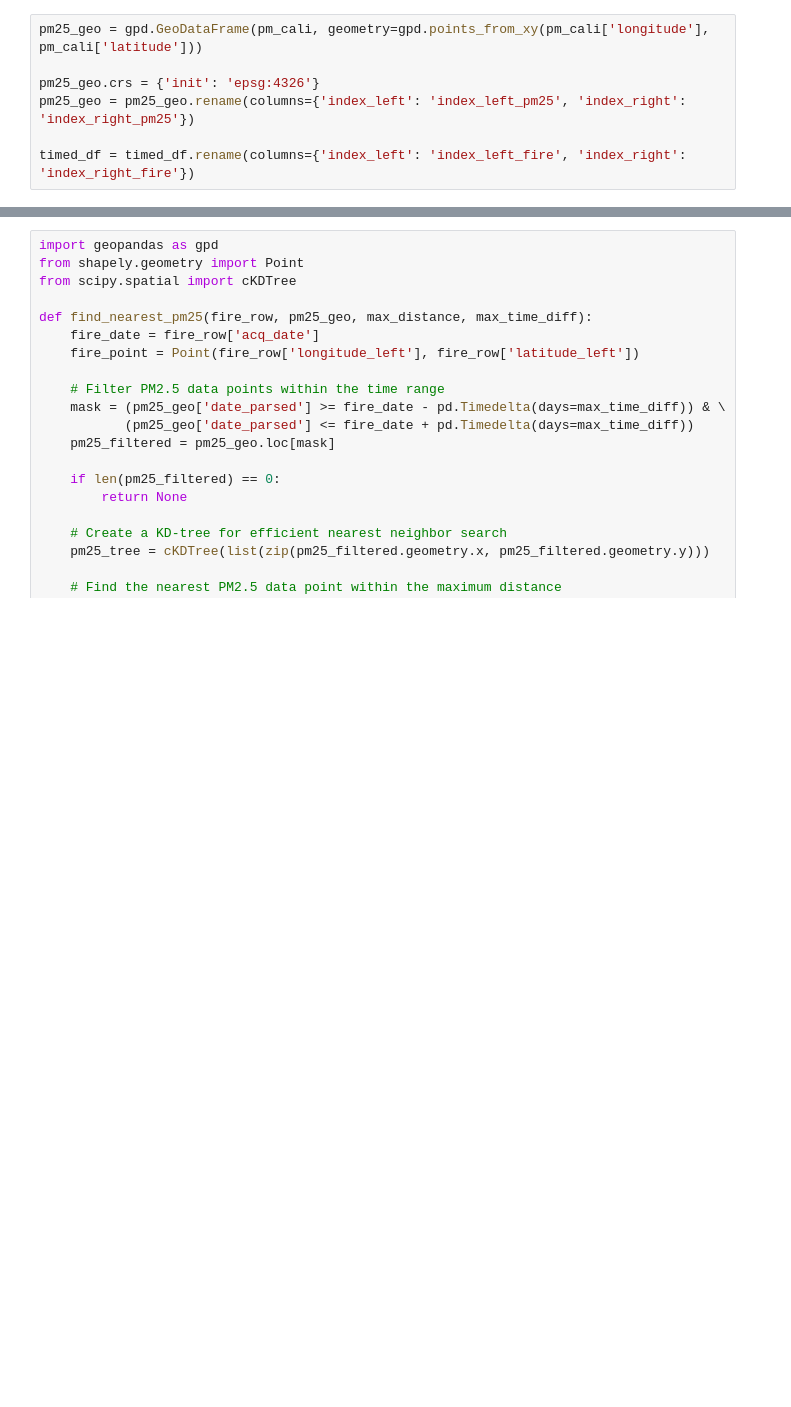
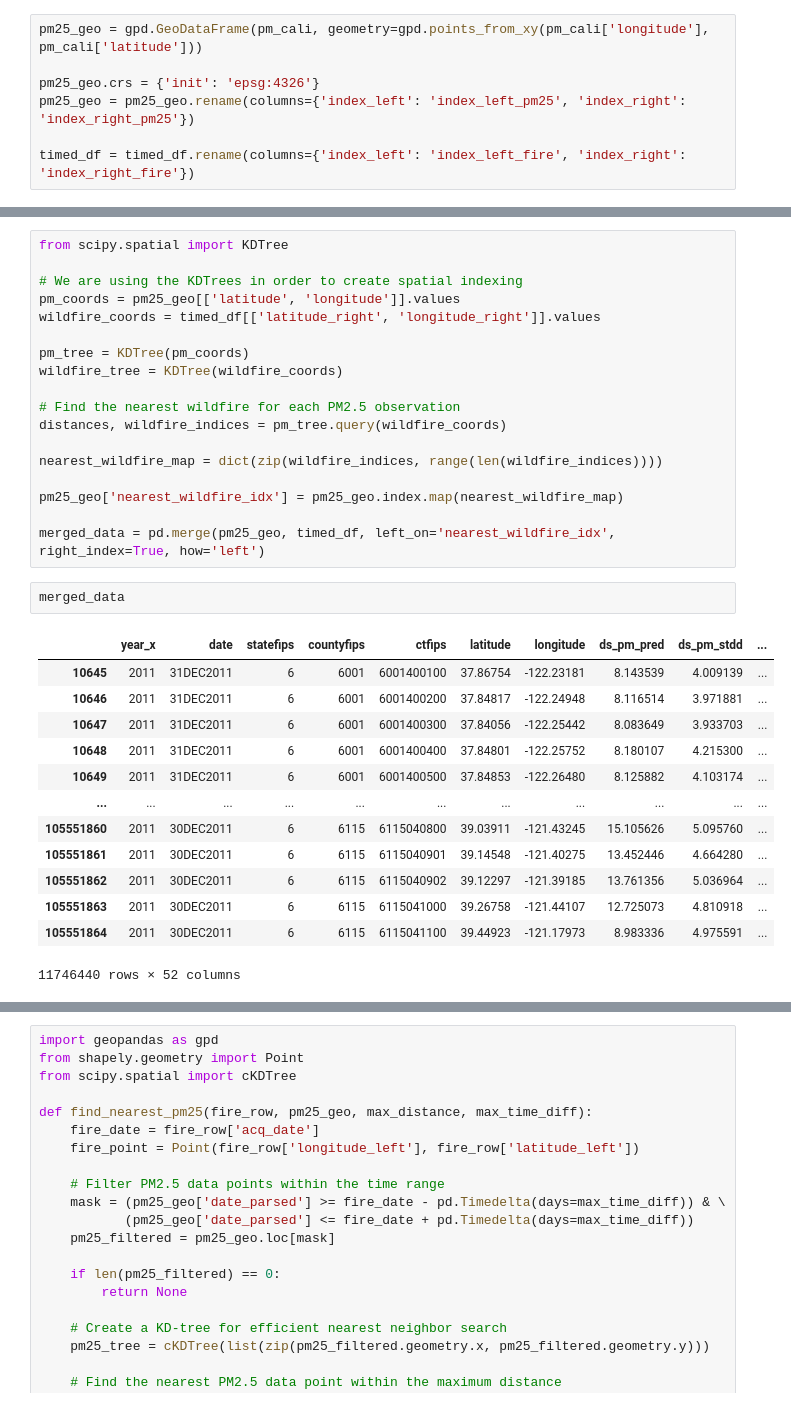
Before and after one commit to oTaira/emberalert, a Jupyter notebook: fireforce_V2.ipynb, the cells around one changed output, grey strips where cells are left out. Cells and saved outputs as stored; diff of their text form; blank space fills up the shorter version.

```diff
--- a/fireforce_V2.ipynb
+++ b/fireforce_V2.ipynb
@@ -447,0 +460,34 @@ pm25_geo
+# %%
+from scipy.spatial import KDTree
+
+# We are using the KDTrees in order to create spatial indexing
+pm_coords = pm25_geo[['latitude', 'longitude']].values
+wildfire_coords = timed_df[['latitude_right', 'longitude_right']].values
+
+pm_tree = KDTree(pm_coords)
+wildfire_tree = KDTree(wildfire_coords)
+
+# Find the nearest wildfire for each PM2.5 observation
+distances, wildfire_indices = pm_tree.query(wildfire_coords)
+
+nearest_wildfire_map = dict(zip(wildfire_indices, range(len(wildfire_indices))))
+
+pm25_geo['nearest_wildfire_idx'] = pm25_geo.index.map(nearest_wildfire_map)
+
+merged_data = pd.merge(pm25_geo, timed_df, left_on='nearest_wildfire_idx', right_index=True, how='left')
+# %%
+merged_data
+# %% [output]
+|  | year_x | date | statefips | countyfips | ctfips | latitude | longitude | ds_pm_pred | ds_pm_stdd | ... |
+| 10645 | 2011 | 31DEC2011 | 6 | 6001 | 6001400100 | 37.86754 | -122.23181 | 8.143539 | 4.009139 | ... |
+| 10646 | 2011 | 31DEC2011 | 6 | 6001 | 6001400200 | 37.84817 | -122.24948 | 8.116514 | 3.971881 | ... |
+| 10647 | 2011 | 31DEC2011 | 6 | 6001 | 6001400300 | 37.84056 | -122.25442 | 8.083649 | 3.933703 | ... |
+| 10648 | 2011 | 31DEC2011 | 6 | 6001 | 6001400400 | 37.84801 | -122.25752 | 8.180107 | 4.215300 | ... |
+| 10649 | 2011 | 31DEC2011 | 6 | 6001 | 6001400500 | 37.84853 | -122.26480 | 8.125882 | 4.103174 | ... |
+| ... | ... | ... | ... | ... | ... | ... | ... | ... | ... | ... |
+| 105551860 | 2011 | 30DEC2011 | 6 | 6115 | 6115040800 | 39.03911 | -121.43245 | 15.105626 | 5.095760 | ... |
+| 105551861 | 2011 | 30DEC2011 | 6 | 6115 | 6115040901 | 39.14548 | -121.40275 | 13.452446 | 4.664280 | ... |
+| 105551862 | 2011 | 30DEC2011 | 6 | 6115 | 6115040902 | 39.12297 | -121.39185 | 13.761356 | 5.036964 | ... |
+| 105551863 | 2011 | 30DEC2011 | 6 | 6115 | 6115041000 | 39.26758 | -121.44107 | 12.725073 | 4.810918 | ... |
+| 105551864 | 2011 | 30DEC2011 | 6 | 6115 | 6115041100 | 39.44923 | -121.17973 | 8.983336 | 4.975591 | ... |
+11746440 rows × 52 columns
```
Also changed, not shown: parts of 31 cells of this notebook.
